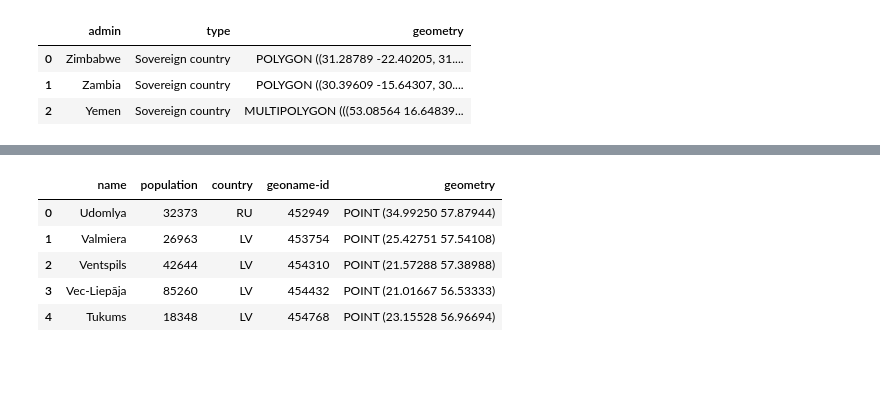
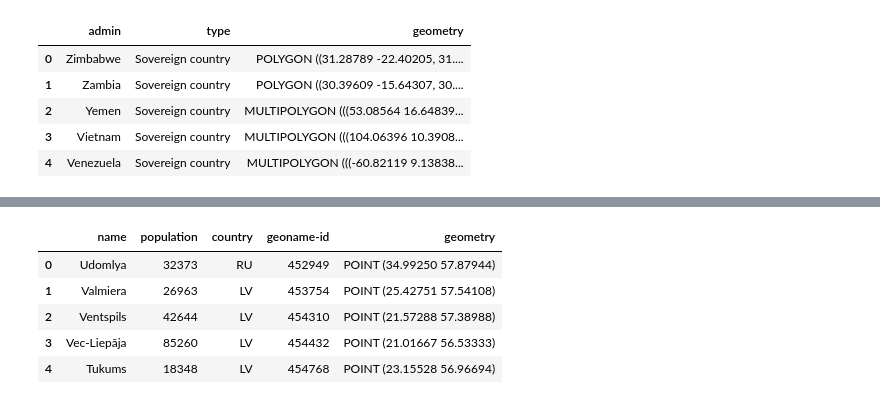
Before and after one commit to zachyyy700/eds220-2025-in-class, a Jupyter notebook: week6-reprojecting.ipynb, the cells around one changed output, grey strips where cells are left out. Drawn from its saved outputs; the diff is of its cells as text; code cells hidden in the pictures; blank space fills up the shorter version.

```diff
--- a/week6-reprojecting.ipynb
+++ b/week6-reprojecting.ipynb
@@ -4,14 +4,21 @@ import pandas as pd
 import matplotlib.pyplot as plt
 import geopandas as gpd
 # %%
-# Import countries shapefile
-fp = os.path.join('data','ne_50m_admin_0_countries','ne_50m_admin_0_countries.shp')
+# Import countries polygons
+fp = os.path.join('data', 'ne_50m_admin_0_countries', 'ne_50m_admin_0_countries.shp')
 countries = gpd.read_file(fp)
-countries.columns = countries.columns.str.lower()  # Simplify column names
+
+# Simplify column names
+countries.columns = countries.columns.str.lower()
+
+# Select columns for analysis
 countries = countries[['admin', 'type', 'geometry']]
-countries.head(3)
+
+countries.head()
 # %% [output]
 |  | admin | type | geometry |
 | 0 | Zimbabwe | Sovereign country | POLYGON ((31.28789 -22.40205, 31.... |
 | 1 | Zambia | Sovereign country | POLYGON ((30.39609 -15.64307, 30.... |
 | 2 | Yemen | Sovereign country | MULTIPOLYGON (((53.08564 16.64839... |
+| 3 | Vietnam | Sovereign country | MULTIPOLYGON (((104.06396 10.3908... |
+| 4 | Venezuela | Sovereign country | MULTIPOLYGON (((-60.82119 9.13838... |
```
Also changed, not shown: parts of 23 cells of this notebook.
